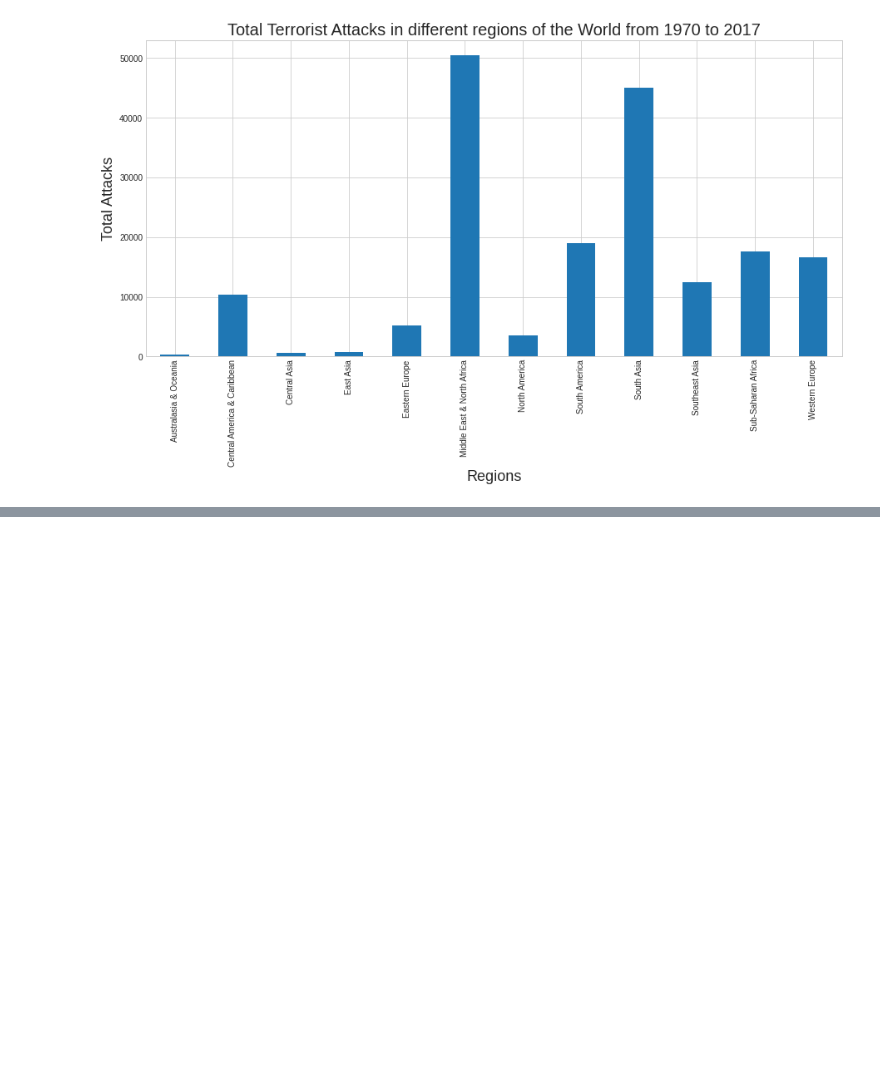
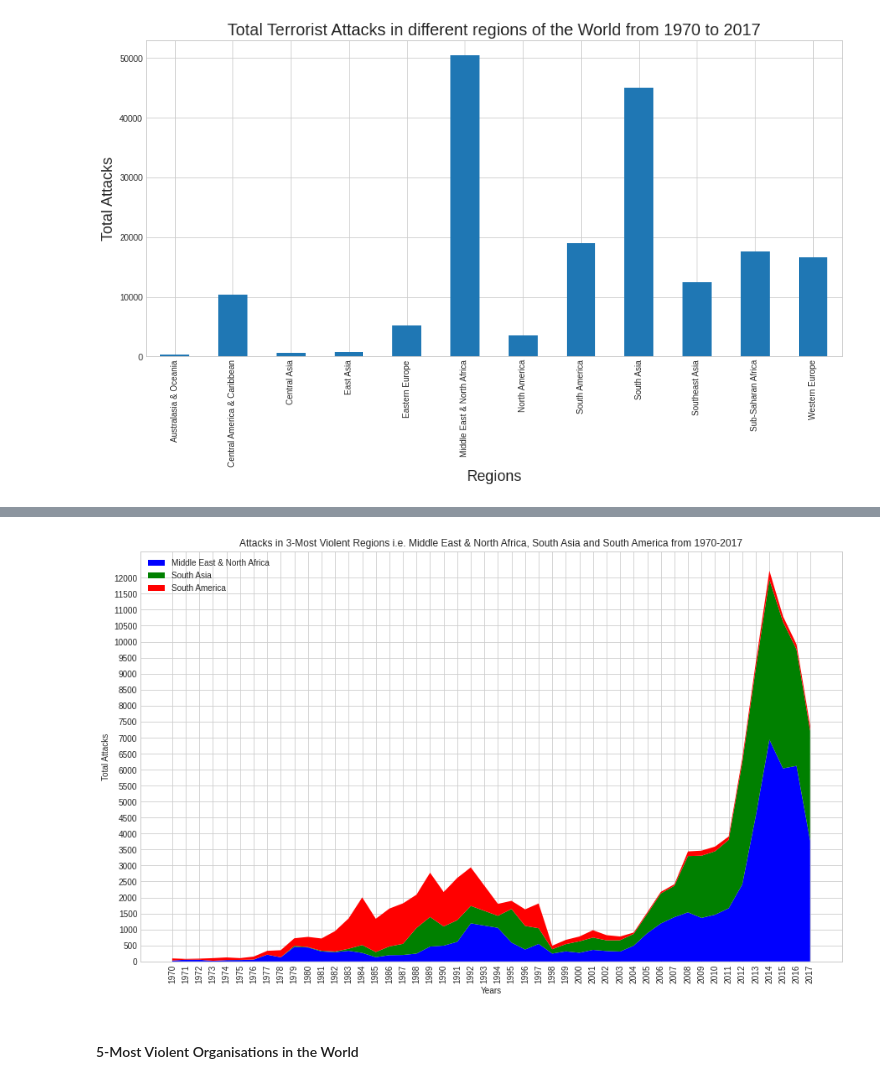
Before and after one commit to chvikas/global-terrorism-analysis, a Jupyter notebook: Global_Terrorism_Analysis_Capstone_Project.ipynb, the cells around one changed output, grey strips where cells are left out. Drawn from its saved outputs; the diff is of its cells as text; code cells hidden in the pictures; blank space fills up the shorter version.

```diff
--- a/Global_Terrorism_Analysis_Capstone_Project.ipynb
+++ b/Global_Terrorism_Analysis_Capstone_Project.ipynb
@@ -243,0 +404,25 @@ gt_df_regions.plot(kind='bar')
+# %%
+# Getting all the required lists
+three_violent_regions_list = list(three_violent_regions.index)
+Middle_East_and_North_Africa_Attacks_list = list(three_violent_regions['Middle_East_and_North_Africa_Attacks'])
+South_Asia_Attacks_list	= list(three_violent_regions['South_Asia_Attacks'])
+South_America_Attacks_list = list(three_violent_regions['South_America_Attacks'])
+# %%
+plt.figure(figsize=(15,9))
+labels = ['Middle East & North Africa','South Asia','South America']
+colors = ['b','g','r']
+plt.stackplot(three_violent_regions_list, Middle_East_and_North_Africa_Attacks_list, South_Asia_Attacks_list, South_America_Attacks_list, labels=labels, colors=colors)
+plt.legend(loc='upper left')
+plt.title("Attacks in 3-Most Violent Regions i.e. Middle East & North Africa, South Asia and South America from 1970-2017")
+plt.xlabel('Years')
+plt.ylabel('Total Attacks')
+plt.xticks(rotation=90)
+plt.xticks(np.arange(1970,2018,1))
+plt.yticks(np.arange(0,12500,500))
+
+plt.xticks(rotation=90)
+plt.show()
+# %% [output]
+[figure, added]
+# %% [markdown]
+#### 5-Most Violent Organisations in the World
```
Also changed, not shown: parts of 22 cells of this notebook.
